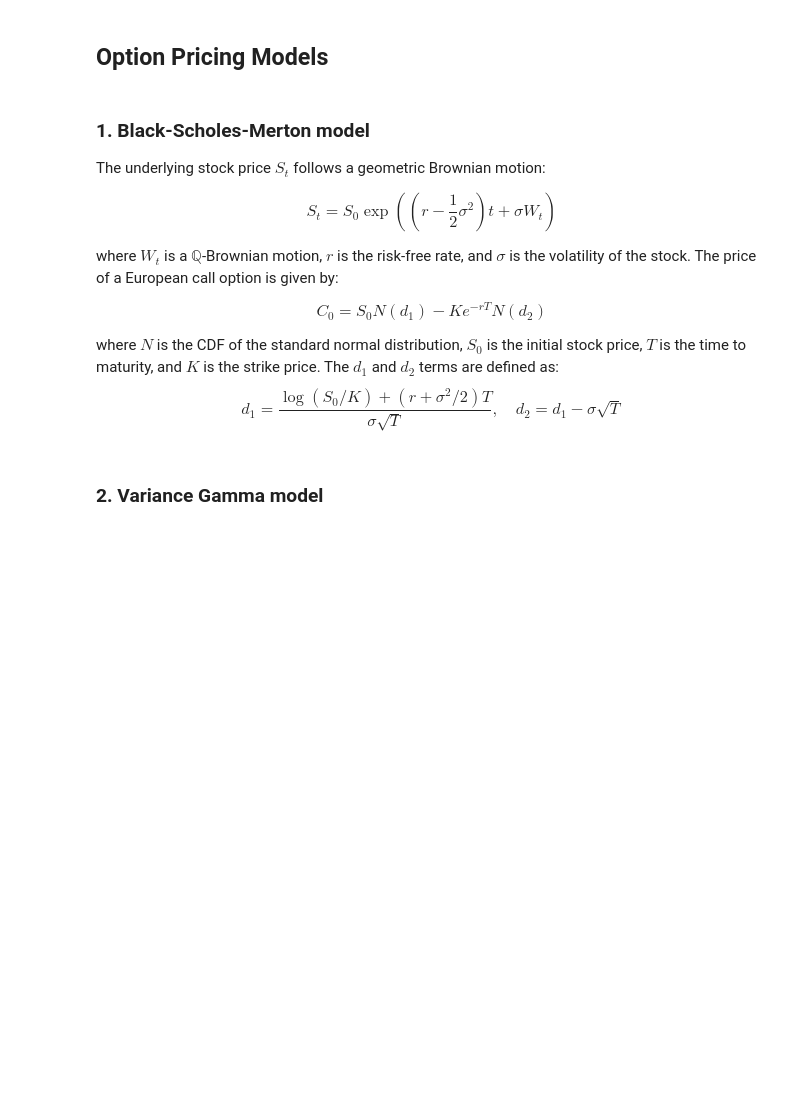
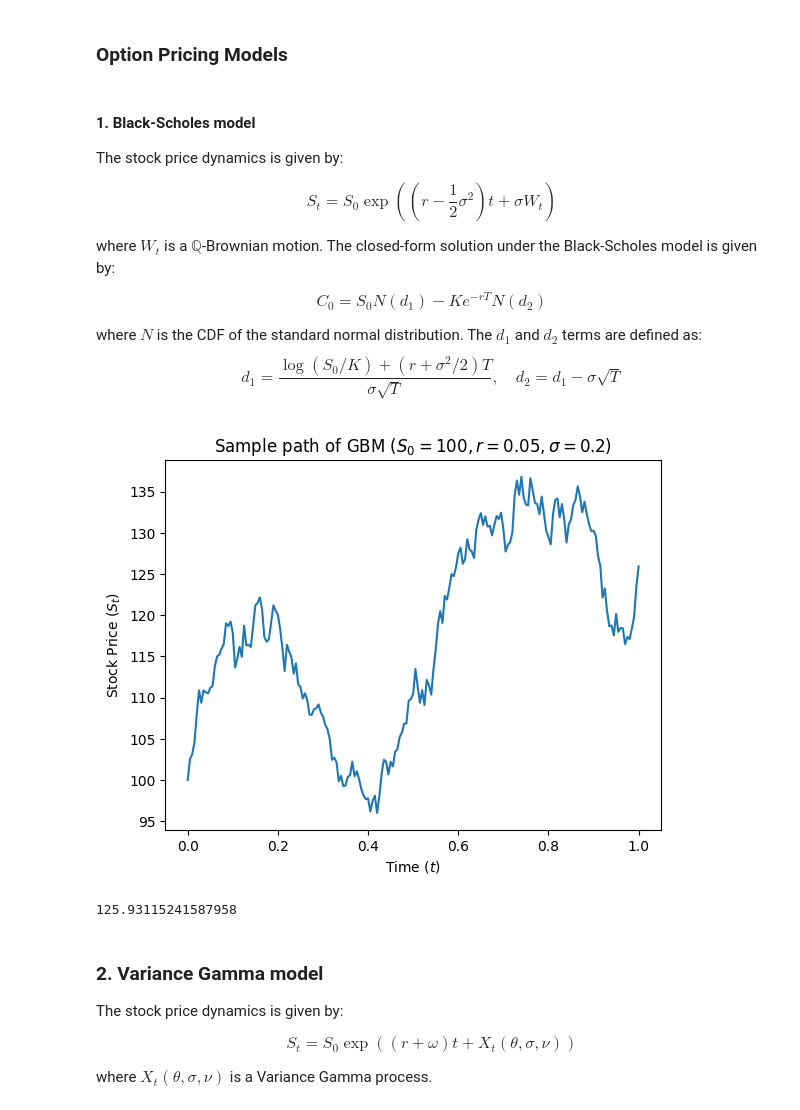
Before and after one commit to jwa172/OptionPricing, a Jupyter notebook: option_nb.ipynb, the cells around one changed output. Cells and saved outputs as stored; diff of their text form; code cells hidden in the pictures; blank space fills up the shorter version.

```diff
--- a/option_nb.ipynb
+++ b/option_nb.ipynb
@@ -7,19 +18,17 @@ Given some underlying asset $S_t$
 # %% [markdown]
-## Option Pricing Models
+### Option Pricing Models
 # %% [markdown]
-### 1. Black-Scholes-Merton model
+#### 1. Black-Scholes model
 
-The underlying stock price $S_t$ follows a geometric Brownian motion:
+The stock price dynamics is given by:
 
 $$S_t = S_0 \exp\left(\left(r - \frac{1}{2}\sigma^2\right)t + \sigma W_t\right)$$
 
-where $W_t$ is a $\mathbb{Q}$-Brownian motion, $r$ is the risk-free rate, and $\sigma$ is the volatility of the stock.
-The price of a European call option is given by:
+where $W_t$ is a $\mathbb{Q}$-Brownian motion. The closed-form solution under the Black-Scholes model is given by:
 
 $$C_0 = S_0 N(d_1) - K e^{-rT} N(d_2)$$
 
-where $N$ is the CDF of the standard normal distribution, $S_0$ is the initial stock price, $T$ is the time to maturity, and $K$ is the strike price.
-The $d_1$ and $d_2$ terms are defined as:
+where $N$ is the CDF of the standard normal distribution. The $d_1$ and $d_2$ terms are defined as:
 $$d_1 = \frac{\log(S_0/K) + (r + \sigma^2/2)T}{\sigma \sqrt{T}}, \quad d_2 = d_1 - \sigma \sqrt{T}$$
 # %%
 import numpy as np
@@ -112,4 +114,28 @@ class GBM:
             plt.show()
         return S_sim[-1]
+# %%
+# Set the seed for reproducibility
+np.random.seed(0)
+
+# Set strike price
+K = 140
+
+# Set parameters for the GBM model
+S0, r, sigma, T, N = 100, 0.05, 0.2, 1, 200
+
+# Create an instance of the GBM model
+S = GBM(S0, r, sigma, T, N)
+
+# Show sample path of the GBM model
+S.sample_path(plot=True)
+# %% [output]
+[figure, added]
+125.93115241587958
 # %% [markdown]
 ### 2. Variance Gamma model
+
+The stock price dynamics is given by:
+
+$$S_t = S_0 \exp((r + \omega)t + X_t (\theta, \sigma, \nu))$$
+
+where $X_t (\theta, \sigma, \nu)$ is a Variance Gamma process.
```
Also changed, not shown: parts of 6 cells of this notebook.
